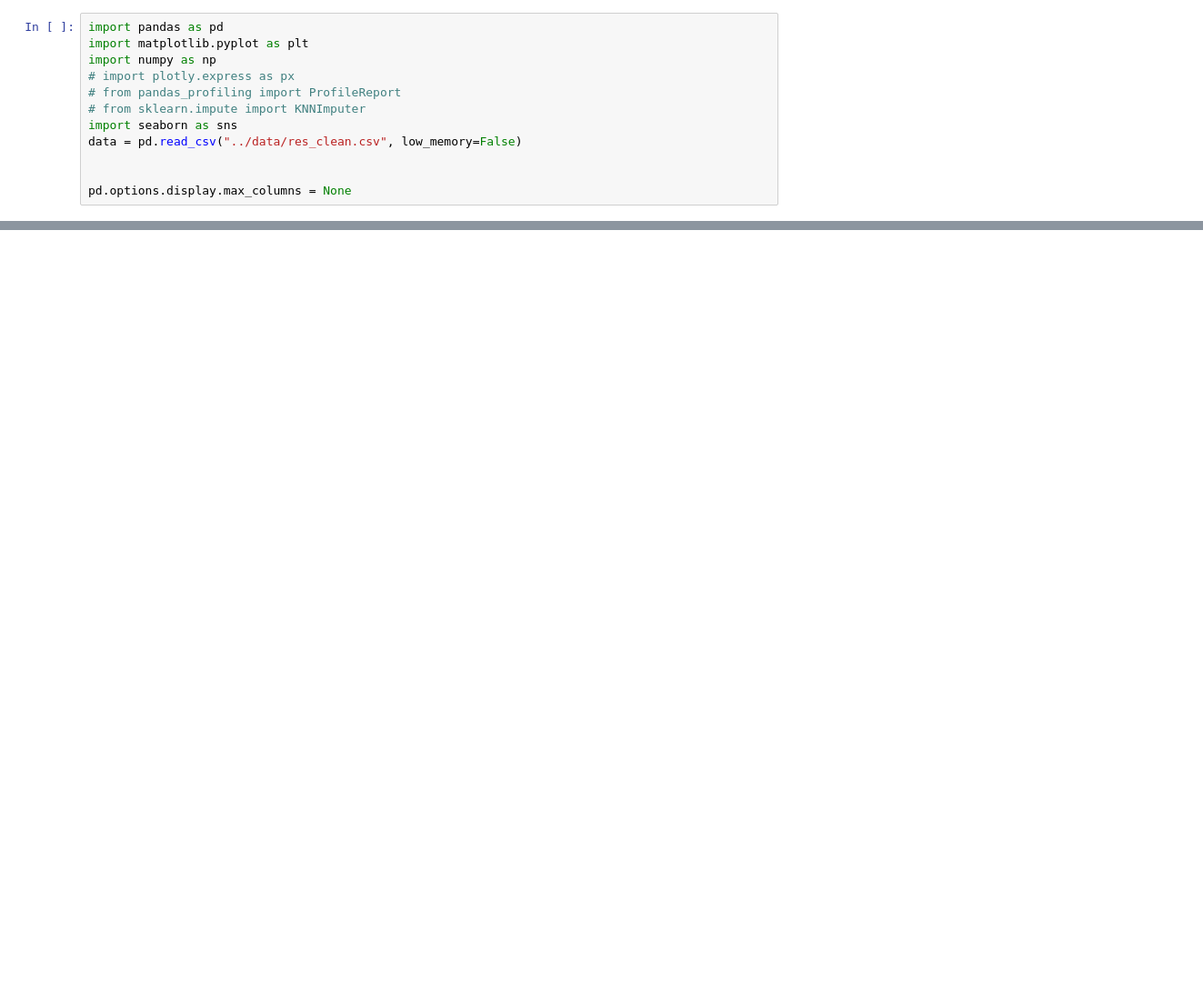
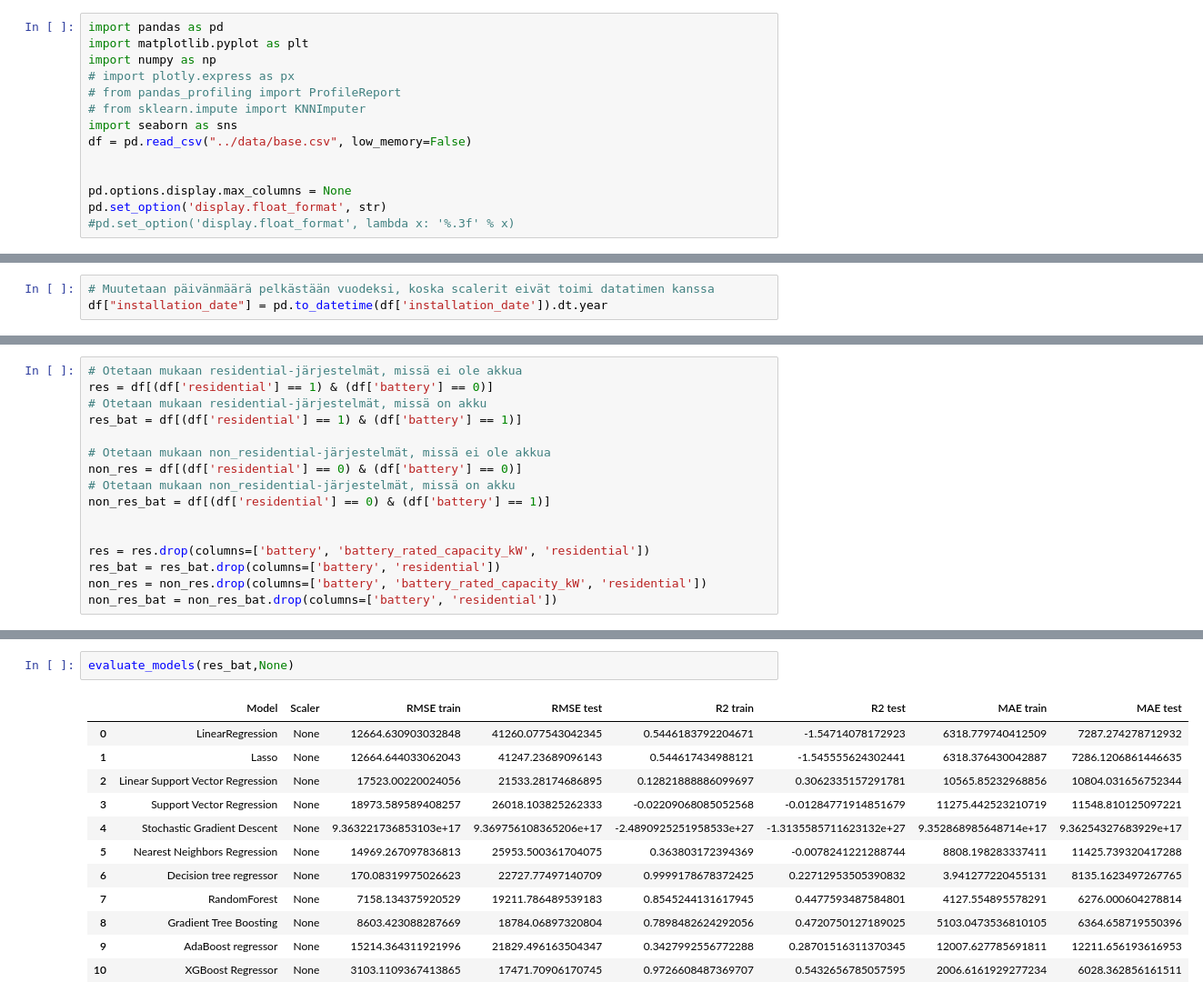
Before and after one commit to klehik/AI-DA-Projekti, a Jupyter notebook: testit/atte-ml.ipynb, the cells around one changed output, grey strips where cells are left out. Shown at 91% size. Cells and saved outputs as stored; diff of their text form; blank space fills up the shorter version.

```diff
--- a/testit/atte-ml.ipynb
+++ b/testit/atte-ml.ipynb
@@ -6,7 +10,9 @@ import numpy as np
 # from pandas_profiling import ProfileReport
 # from sklearn.impute import KNNImputer
 import seaborn as sns
-data = pd.read_csv("../data/res_clean.csv", low_memory=False)
+df = pd.read_csv("../data/base.csv", low_memory=False)
 
 
 pd.options.display.max_columns = None
+pd.set_option('display.float_format', str)
+#pd.set_option('display.float_format', lambda x: '%.3f' % x)
@@ -21,0 +19,3 @@ data.head()
+# %%
+# Muutetaan päivänmäärä pelkästään vuodeksi, koska scalerit eivät toimi datatimen kanssa
+df["installation_date"] = pd.to_datetime(df['installation_date']).dt.year
@@ -21,0 +24,16 @@ data.head()
+# %%
+# Otetaan mukaan residential-järjestelmät, missä ei ole akkua
+res = df[(df['residential'] == 1) & (df['battery'] == 0)]
+# Otetaan mukaan residential-järjestelmät, missä on akku
+res_bat = df[(df['residential'] == 1) & (df['battery'] == 1)]
+
+# Otetaan mukaan non_residential-järjestelmät, missä ei ole akkua
+non_res = df[(df['residential'] == 0) & (df['battery'] == 0)]
+# Otetaan mukaan non_residential-järjestelmät, missä on akku
+non_res_bat = df[(df['residential'] == 0) & (df['battery'] == 1)]
+
+
+res = res.drop(columns=['battery', 'battery_rated_capacity_kW', 'residential'])
+res_bat = res_bat.drop(columns=['battery', 'residential'])
+non_res = non_res.drop(columns=['battery', 'battery_rated_capacity_kW', 'residential'])
+non_res_bat = non_res_bat.drop(columns=['battery', 'residential'])
@@ -21,0 +123,15 @@ data.head()
+# %%
+evaluate_models(res_bat,None)
+# %% [output]
+|  | Model | Scaler | RMSE train | RMSE test | R2 train | R2 test | MAE train | MAE test |
+| 0 | LinearRegression | None | 12664.630903032848 | 41260.077543042345 | 0.5446183792204671 | -1.54714078172923 | 6318.779740412509 | 7287.274278712932 |
+| 1 | Lasso | None | 12664.644033062043 | 41247.23689096143 | 0.544617434988121 | -1.545555624302441 | 6318.376430042887 | 7286.1206861446635 |
+| 2 | Linear Support Vector Regression | None | 17523.00220024056 | 21533.28174686895 | 0.12821888886099697 | 0.3062335157291781 | 10565.85232968856 | 10804.031656752344 |
+| 3 | Support Vector Regression | None | 18973.589589408257 | 26018.103825262333 | -0.02209068085052568 | -0.01284771914851679 | 11275.442523210719 | 11548.810125097221 |
+| 4 | Stochastic Gradient Descent | None | 9.363221736853103e+17 | 9.369756108365206e+17 | -2.4890925251958533e+27 | -1.3135585711623132e+27 | 9.352868985648714e+17 | 9.36254327683929e+17 |
+| 5 | Nearest Neighbors Regression | None | 14969.267097836813 | 25953.500361704075 | 0.363803172394369 | -0.0078241221288744 | 8808.198283337411 | 11425.739320417288 |
+| 6 | Decision tree regressor | None | 170.08319975026623 | 22727.77497140709 | 0.9999178678372425 | 0.22712953505390832 | 3.941277220455131 | 8135.1623497267765 |
+| 7 | RandomForest | None | 7158.134375920529 | 19211.786489539183 | 0.8545244131617945 | 0.4477593487584801 | 4127.554895578291 | 6276.000604278814 |
+| 8 | Gradient Tree Boosting | None | 8603.423088287669 | 18784.06897320804 | 0.7898482624292056 | 0.4720750127189025 | 5103.0473536810105 | 6364.658719550396 |
+| 9 | AdaBoost regressor | None | 15214.364311921996 | 21829.496163504347 | 0.3427992556772288 | 0.28701516311370345 | 12007.627785691811 | 12211.656193616953 |
+| 10 | XGBoost Regressor | None | 3103.1109367413865 | 17471.70906170745 | 0.9726608487369707 | 0.5432656785057595 | 2006.6161929277234 | 6028.362856161511 |
```
Also changed, not shown: parts of 15 cells of this notebook, 4 other files.
